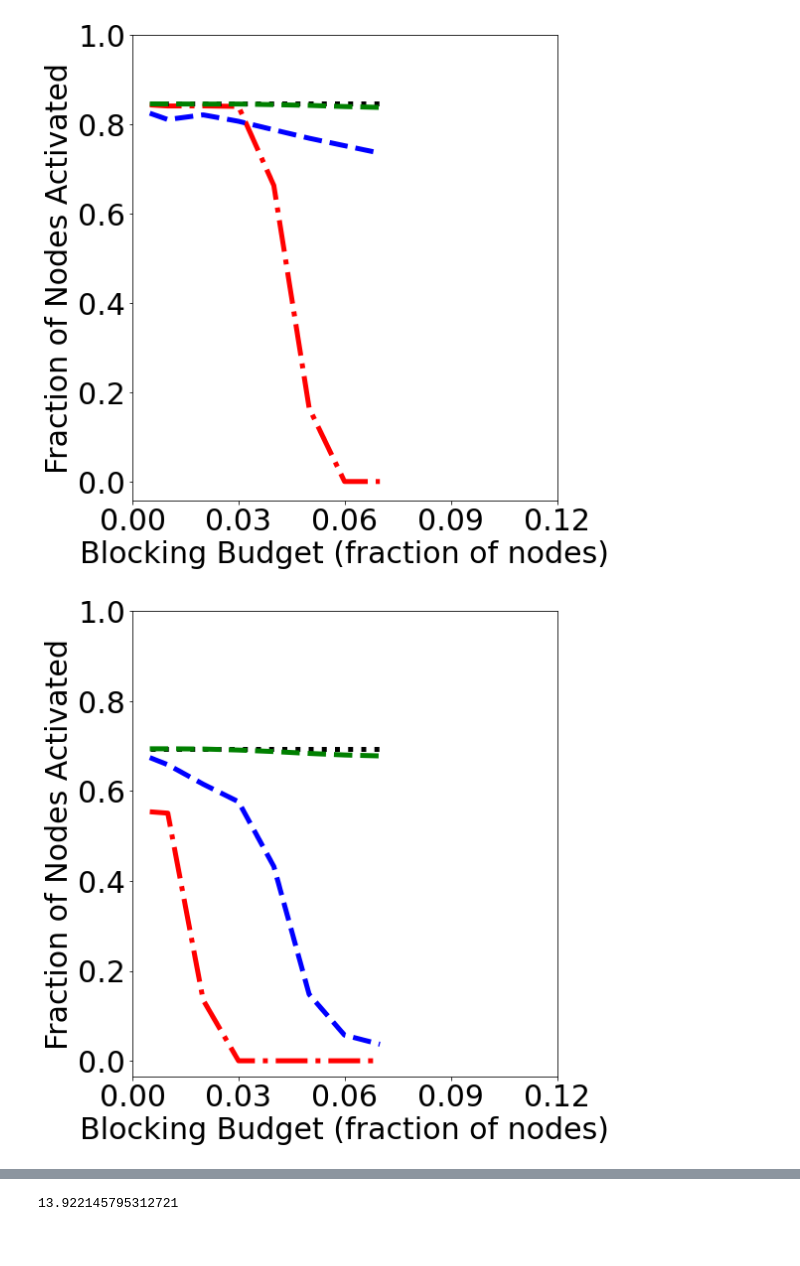
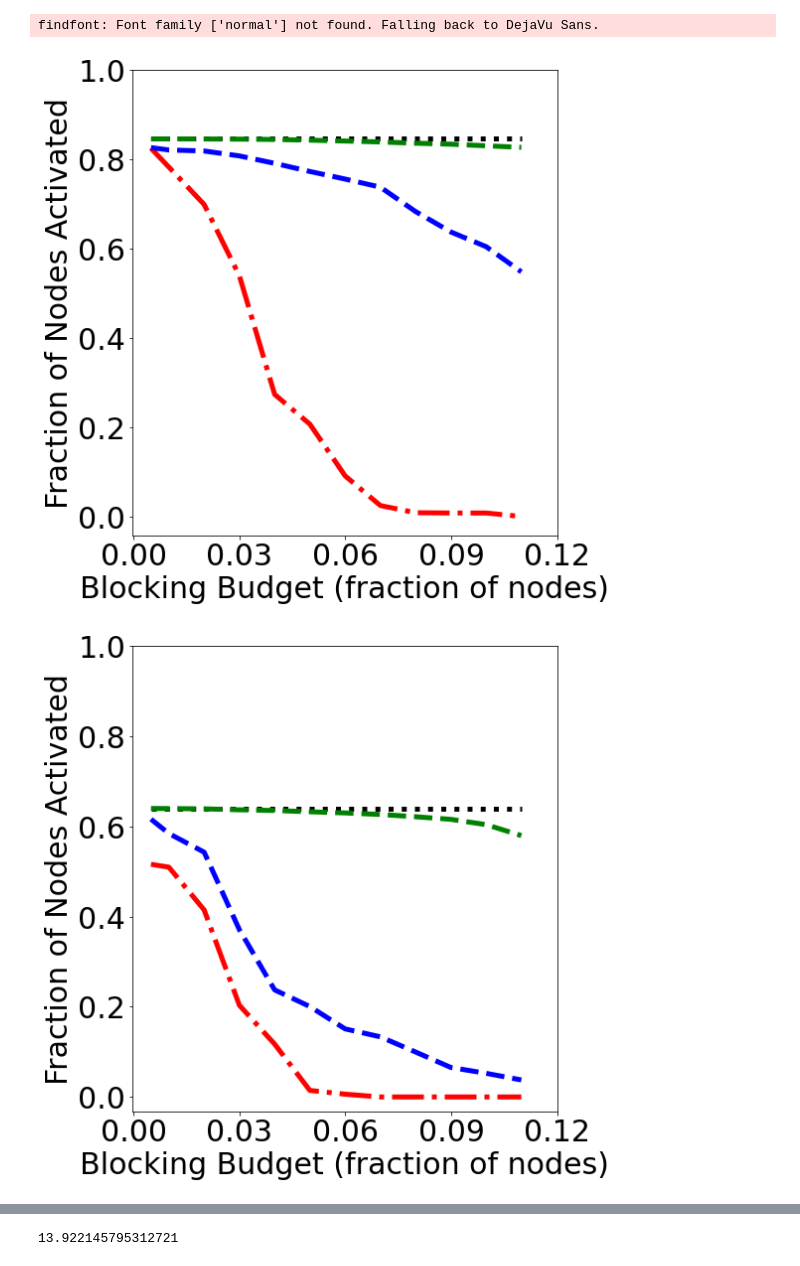
Before and after one commit to hcars/threshold_simulations_refactored, a Jupyter notebook: complex_net_proposal/experiment_results/analysis.ipynb, the cells around one changed output, grey strips where cells are left out. Cells and saved outputs as stored; diff of their text form; code cells hidden in the pictures.

Commit message:
Set up for new plots

```diff
--- a/complex_net_proposal/experiment_results/analysis.ipynb
+++ b/complex_net_proposal/experiment_results/analysis.ipynb
@@ -7,7 +7,7 @@ from matplotlib.font_manager import FontProperties
 import numpy as np
 # %%
 
-results = pd.read_csv('results_ilp.csv', index_col=None)
+results = pd.read_csv('results_smc_fresh.csv', index_col=None)
 for name in ['_no_block', '_cbh', '_degree', '_random']:
     results['total' + name] = sum(results[str(i)+name] for i in range(1, 4)).subtract(20)
 # sns.set()
@@ -37,0 +39,11 @@ for i in range(results.shape[0]):
+# %%
+# split = results.groupby(['network_name', 'threshold', 'budget_total']).mean()
+# # split.iloc[:, -1]
+# for group in split:
+# #     print(name)
+#     if 'total' in group:
+#         print(
+#             averaged[group].tolist()
+#              )
+threshold = results[(results.threshold == 4) & (results.network_name == 'astroph')]
+threshold
@@ -38,37 +85,47 @@ for i in range(results.shape[0]):
 # %%
 
 
 names = ['fb-pages-politician','astroph', 'wiki']
 thres = [2, 3, 4]
 
 font = {'family' : 'normal',
         'size'   : 30}
 fontP = FontProperties(size=16)
 plt.rc('font', **font)
 
-
 for name in names:
-    threshold = results[results.network_name == name]
+    net_results = results[results.network_name == name]
 #        threshold = threshold[threshold.seed_size == 10]
     for i in range(len(thres)):
+        threshold = net_results[net_results.threshold == thres[i]]
+        split = threshold.groupby(['budget_total']).mean()
+        maxes = threshold.groupby(['budget_total']).max()
+        mins = threshold.groupby(['budget_total']).min()
+
         fig, ax = plt.subplots(figsize=(8, 8))
-        subdf = threshold[threshold.threshold == thres[i]]
-        cbh, = ax.plot(list(subdf.budget_total)[:-1], list(subdf.total_cbh)[:-1], 'r-.', linewidth=5)
-        degree, = ax.plot(list(subdf.budget_total)[:-1], list(subdf.total_degree)[:-1], 'b--', linewidth=5)
-        no_block, = ax.plot(list(subdf.budget_total)[:-1], list(subdf.total_no_block)[:-1], 'k:', linewidth=5)
-        random, = ax.plot(list(subdf.budget_total)[:-1], list(subdf.total_random)[:-1],'g--', linewidth=5)
+        budgets = threshold['budget_total'].unique().tolist()
+        total_cbh = split['total_cbh'].tolist()
+        total_degree = split['total_degree'].tolist()
+        total_no_block = split['total_no_block'].tolist()
+        total_random = split['total_random'].tolist()
+#         print(np.reshape(mins['total_cbh'].tolist()[:-1], len(budgets)-1))
+        cbh, = ax.plot(budgets[:-1], list(split.total_cbh)[:-1], 'r-.', linewidth=5)
+        degree, = ax.plot(budgets[:-1], list(split.total_degree)[:-1], 'b--', linewidth=5)
+        no_block, = ax.plot(budgets[:-1], list(split.total_no_block)[:-1], 'k:', linewidth=5)
+        random, = ax.plot(budgets[:-1], list(split.total_random)[:-1],'g--', linewidth=5)
         ax.set_xticks(np.arange(0, .13, .03))
         ax.set_yticks(np.arange(0, 1.1, .2))
         fig.tight_layout(pad=1)
 #         fig.legend([cbh, degree, no_block, random], ['MCICH', "High Degree", "No Blocking", "Random"], bbox_to_anchor=(1.05, 1),   borderaxespad= 1, loc='center right', prop=fontP)
 #         ax.set_title(name + " Fraction Infected", pad=2)
 #         if name == 'fb-pages-politician':
 #             ax.set_title("fb-poli Fraction Infected", pad=2)
         ax.set_xlabel("Blocking Budget (fraction of nodes)")
         ax.set_ylabel("Fraction of Nodes Activated")
 #         ax.yaxis.set_ticks_position("right")
 #         ax.yaxis.set_label_position("right")
 #         plt.savefig("plots/" + name + "_thres_" + str(thres[i]) + ".pdf", bbox_inches="tight")
 # %% [output]
+findfont: Font family ['normal'] not found. Falling back to DejaVu Sans.
-[figure, old version]
+[figure, new version]
-[figure, old version]
+[figure, new version]
```
Also changed, not shown: parts of 6 cells of this notebook, 7 other files.
